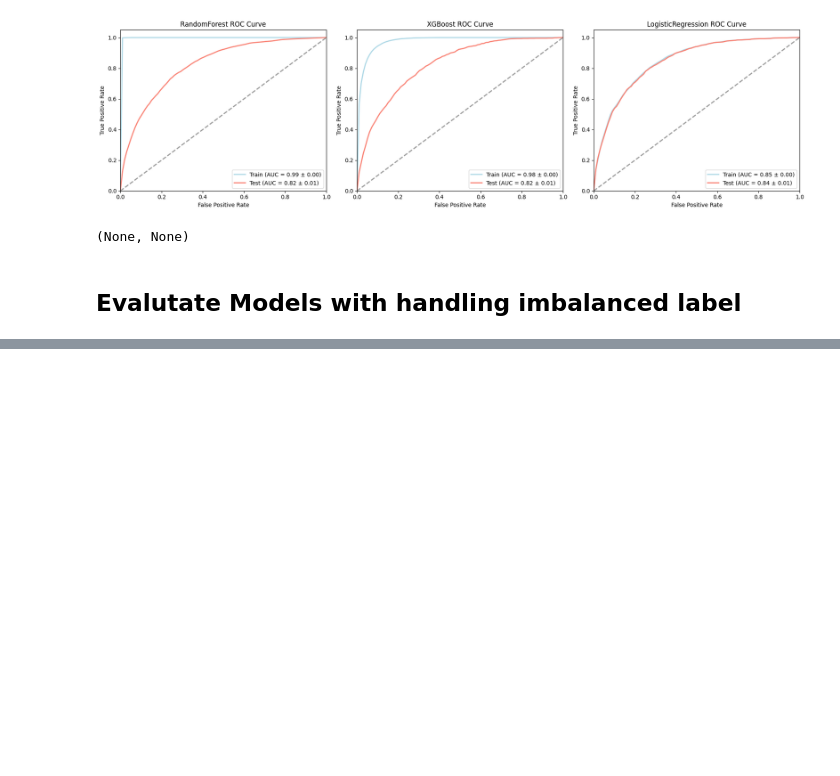
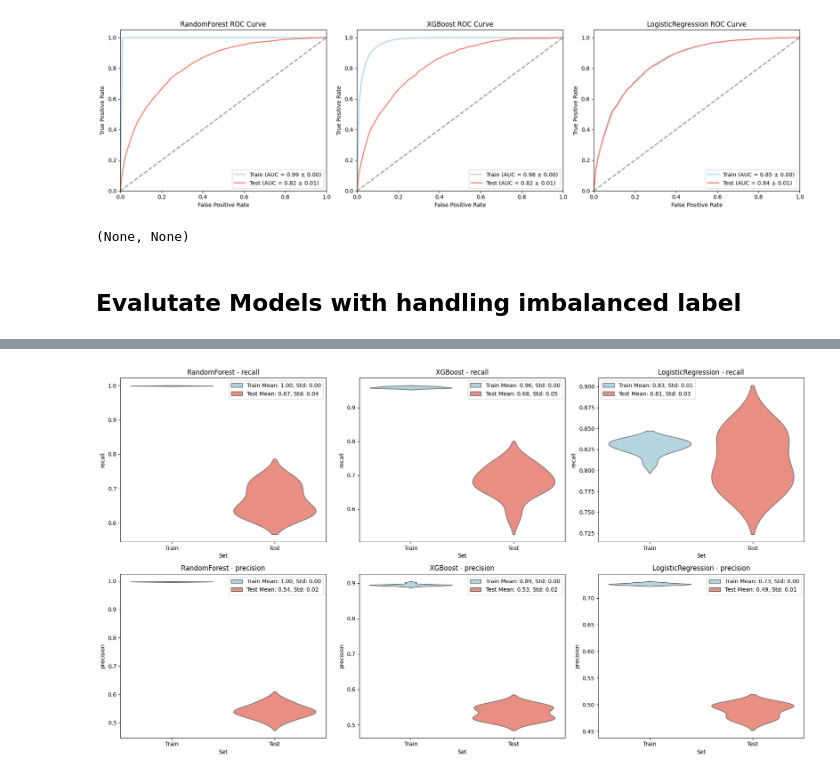
Before and after one commit to Silvano315/Churn-Prediction-with-SHAP, a Jupyter notebook: Classification.ipynb, the cells around one changed output, grey strips where cells are left out. Drawn from its saved outputs; the diff is of its cells as text; code cells hidden in the pictures; blank space fills up the shorter version.

```diff
--- a/Classification.ipynb
+++ b/Classification.ipynb
@@ -125,0 +143,6 @@ evaluation_pipeline.results_viz(['accuracy'])
+# %%
+# Visualize results - Recall and Precision
+
+evaluation_pipeline.results_viz(['recall', 'precision'], imbalance_method='ADASYN', path_results= path_file)
+# %% [output]
+[figure, added]
```
Also changed, not shown: parts of 5 cells of this notebook.
